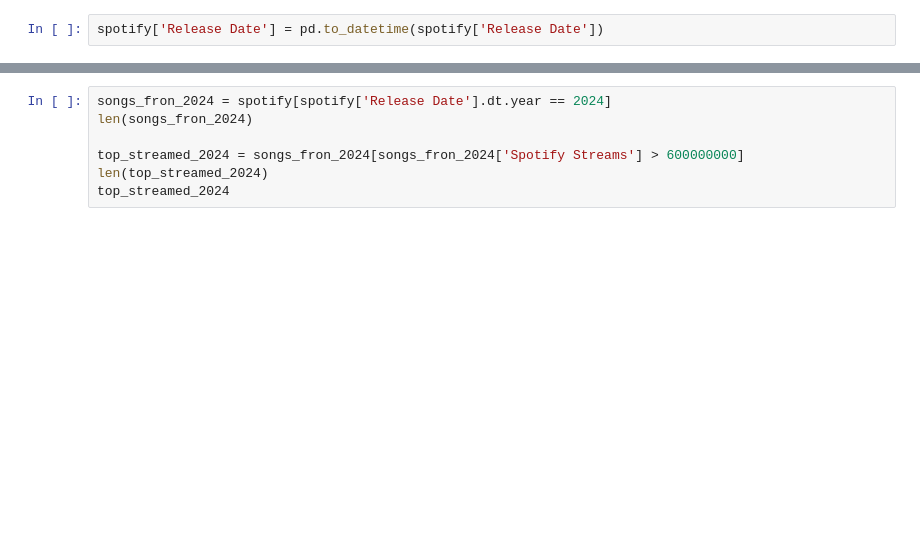
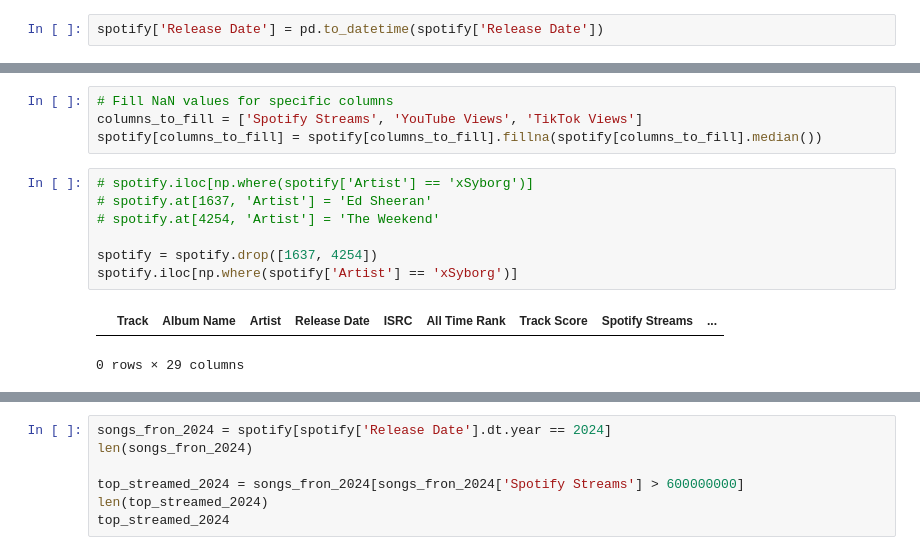
Before and after one commit to yamare1/edaviz-final-spotify, a Jupyter notebook: EDA Final Project.ipynb, the cells around one changed output, grey strips where cells are left out. Drawn from its saved outputs; the diff is of its cells as text; blank space fills up the shorter version.

```diff
--- a/EDA Final Project.ipynb
+++ b/EDA Final Project.ipynb
@@ -66,2 +31,16 @@ dtype: bool
+# %%
+# Fill NaN values for specific columns
+columns_to_fill = ['Spotify Streams', 'YouTube Views', 'TikTok Views']
+spotify[columns_to_fill] = spotify[columns_to_fill].fillna(spotify[columns_to_fill].median())
+# %%
+# spotify.iloc[np.where(spotify['Artist'] == 'xSyborg')]
+# spotify.at[1637, 'Artist'] = 'Ed Sheeran'
+# spotify.at[4254, 'Artist'] = 'The Weekend'
+
+spotify = spotify.drop([1637, 4254])
+spotify.iloc[np.where(spotify['Artist'] == 'xSyborg')]
+# %% [output]
+|  | Track | Album Name | Artist | Release Date | ISRC | All Time Rank | Track Score | Spotify Streams | ... |
+0 rows × 29 columns
 # %%
 top_10 = spotify.loc[:9]
```
Also changed, not shown: parts of 10 cells of this notebook.
